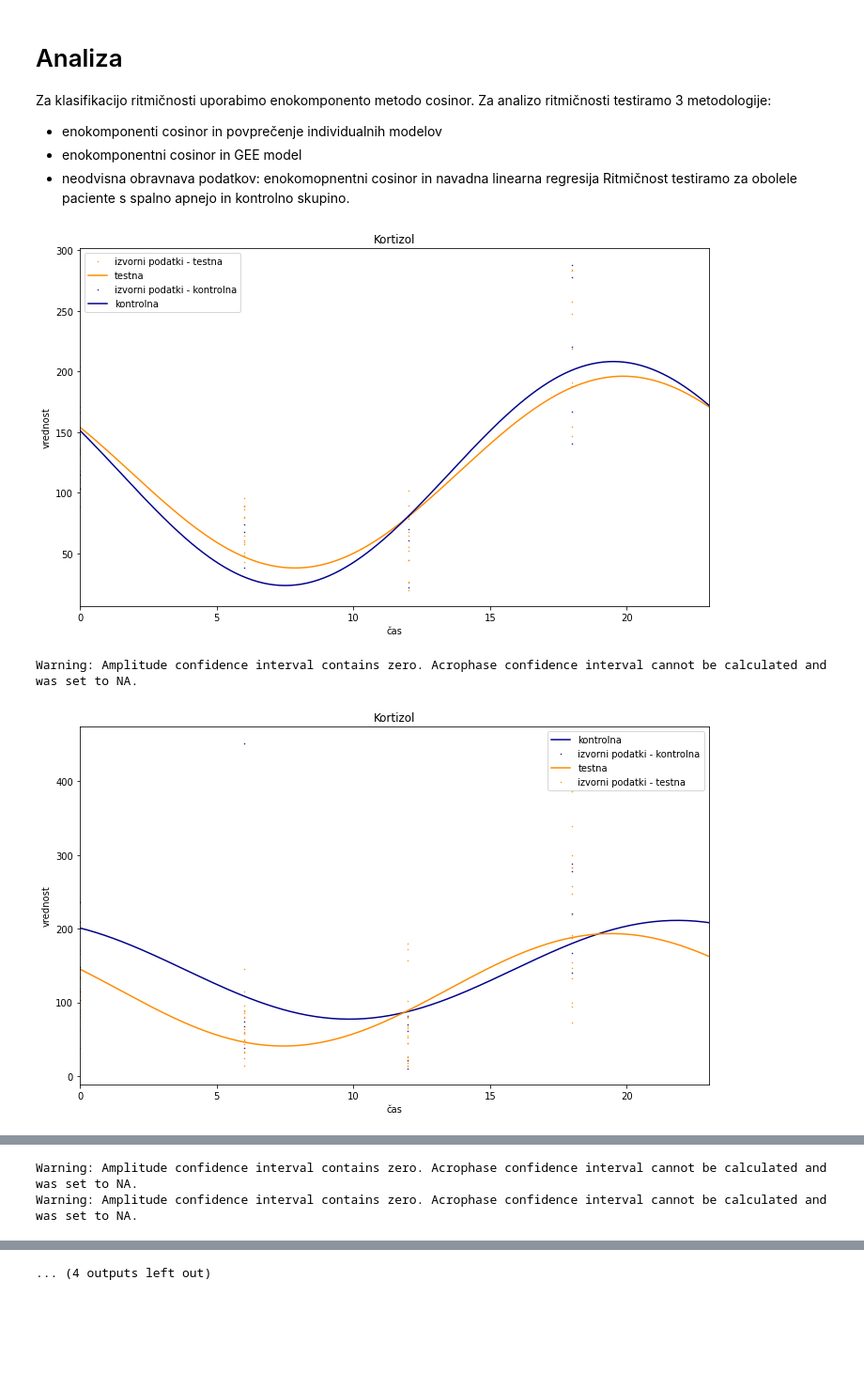
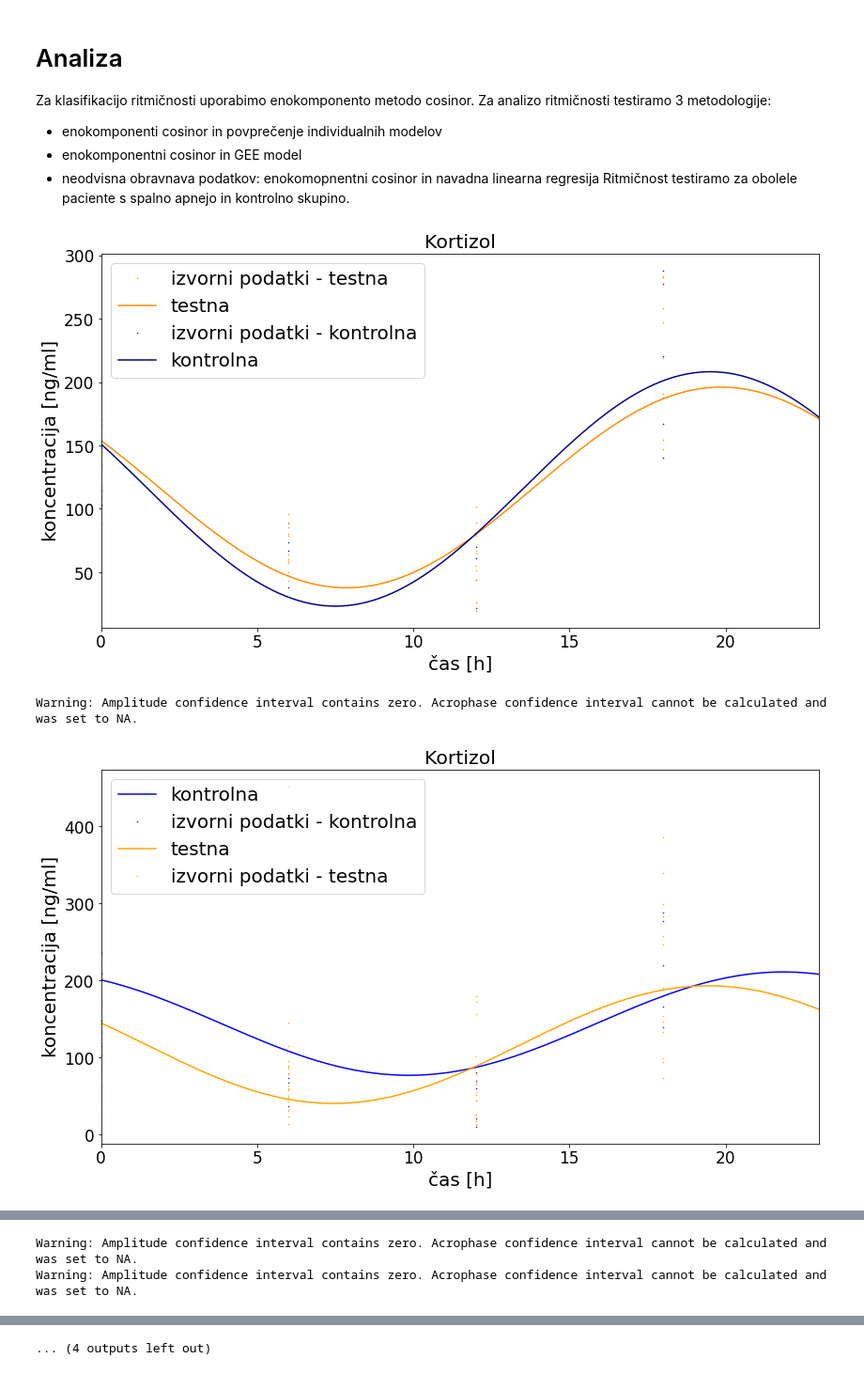
Before and after one commit to ninavelikajne/Analiza-populacijske-ritmicnosti, a Jupyter notebook: spalna_apneja.ipynb, the cells around one changed output, grey strips where cells are left out. Shown at 94% size. Cells and saved outputs as stored; diff of their text form; code cells hidden in the pictures; blank space fills up the shorter version.

```diff
--- a/spalna_apneja.ipynb
+++ b/spalna_apneja.ipynb
@@ -9,6 +9,8 @@ matplotlib.rcParams.update({'font.size': 17})
 # %% [markdown]
 # Preberi podatke
 # %%
+y_label_dict={'Kortizol':'koncentracija [ng/ml]','Melatonin':'koncentracija [pg/ml]'}
+
 df=pd.read_csv('./data/presernovi/2023_06_28.csv')
 df_results=pd.DataFrame()
 # %% [markdown]
@@ -42,10 +44,11 @@ for method in methods:
 
         if p_amp1 < amp_threshold or p_amp2<amp_threshold:
             fig, ax = plt.subplots(1, 1, figsize=(12, 7))
-            result1,ax= dproc.fit_non_population(df_pop1, method, n_components=1, n_periods=1, ax=ax, label='testna', color='darkorange', raw_label='izvorni podatki - testna')
-            result2,ax= dproc.fit_non_population(df_pop2, method, n_components=1, n_periods=1, ax=ax, label='kontrolna', color='darkblue', raw_label='izvorni podatki - kontrolna')
-            ax.legend()
+            result1,ax= dproc.fit_non_population(df_pop1, method, n_components=1, n_periods=1, ax=ax, label='testna', color='darkorange', raw_label='izvorni podatki - testna',y_label=y_label_dict.get(factor,'meritve'))
+            result2,ax= dproc.fit_non_population(df_pop2, method, n_components=1, n_periods=1, ax=ax, label='kontrolna', color='darkblue', raw_label='izvorni podatki - kontrolna',y_label=y_label_dict.get(factor,'meritve'))
             plt.title(factor)
+            ax.legend(fontsize=20)
+            fig.tight_layout()
             plt.savefig('./results/preseren/nonpop_'+factor+".png")
             plt.show()
             plt.close()
@@ -91,7 +94,7 @@ for method in methods:
             #  GEE #
             ########
             if method=='cosinor':
-                result_gee= gee.gee_cosinor(df_new, factor, 'Hour', 'id', variables=['OSA'], n_components=1, save_to='./results/preseren/gee_' + factor + ".png", plot_title=(factor))
+                result_gee= gee.gee_cosinor(df_new, factor, 'Hour', 'id', variables=['OSA'], n_components=1, save_to='./results/preseren/gee_' + factor + ".png", plot_title=(factor),y_label=y_label_dict[factor])
 
                 if result_gee['parameter'].iloc[0][0]==False:
                     row2 = {'variable': factor, 'group': 'control', 'pop_anal': True, 'method': method,
@@ -118,36 +121,37 @@ for method in methods:
                             'acrophase': result_gee['acrophase'].iloc[1], 'mesor': result_gee['mesor'].iloc[1]}
                     df_results = pd.concat([df_results, (pd.DataFrame.from_dict(row1, orient='index')).T],
                                            ignore_index=True)
 
                 ##################################
                 #   POVPREČENJE IND. MODELOV     #
                 ##################################
                 row1={'variable': factor, 'group': 'test', 'pop_anal': True, 'method': 'cosinor_1',
                             'amplitude': np.round(df_cosinor1['amplitude'],2),
                             'acrophase': np.round(df_cosinor1['acrophase'],2), 'mesor': np.round(df_cosinor1['mesor'],2)}
                 row2 = {'variable': factor, 'group': 'control', 'pop_anal': True, 'method': 'cosinor_1',
                         'amplitude': np.round(df_cosinor2['amplitude'],2),
                             'acrophase': np.round(df_cosinor2['acrophase'],2), 'mesor': np.round(df_cosinor2['mesor'],2)}
                 df_results = pd.concat([df_results, (pd.DataFrame.from_dict(row1, orient='index')).T],
                                        ignore_index=True)
                 df_results = pd.concat([df_results, (pd.DataFrame.from_dict(row2, orient='index')).T],
                                        ignore_index=True)
 
                 X_test = np.linspace(0, 23, 100)
                 y1=df_cosinor1['Y_test']
                 y2=df_cosinor2['Y_test']
                 fig, ax = plt.subplots(1, 1, figsize=(12, 7))
-                plotter.subplot_model(df_pop1['X'].to_numpy(), df_pop1['Y'].to_numpy(), X_test, y1, ax, plot_model=True, plot_measurements=True, plot_measurements_with_color=True, color='darkorange', fit_label='testna', raw_label='izvorni podatki - testna')
-                plotter.subplot_model(df_pop2['X'].to_numpy(), df_pop2['Y'].to_numpy(), X_test, y2, ax, plot_model=True, plot_measurements=True, plot_measurements_with_color=True, color='darkblue', fit_label='kontrolna', raw_label='izvorni podatki - kontrolna')
-                ax.legend()
+                plotter.subplot_model(df_pop1['X'].to_numpy(), df_pop1['Y'].to_numpy(), X_test, y1, ax, plot_model=True, plot_measurements=True, plot_measurements_with_color=True, color='darkorange', fit_label='testna', raw_label='izvorni podatki - testna',y_label=y_label_dict[factor])
+                plotter.subplot_model(df_pop2['X'].to_numpy(), df_pop2['Y'].to_numpy(), X_test, y2, ax, plot_model=True, plot_measurements=True, plot_measurements_with_color=True, color='darkblue', fit_label='kontrolna', raw_label='izvorni podatki - kontrolna',y_label=y_label_dict[factor])
                 plt.title(factor)
+                ax.legend(fontsize=20)
+                fig.tight_layout()
                 plt.savefig('./results/preseren/povpr_'+factor+".png")
                 plt.show()
                 plt.close()
 
 
 display(df_results)
 # %% [output]
-[figure, old version]
+[figure, new version]
 Warning: Amplitude confidence interval contains zero. Acrophase confidence interval cannot be calculated and was set to NA.
-[figure, old version]
+[figure, new version]
```
Also changed, not shown: parts of 1 cell of this notebook, 9 other files.
